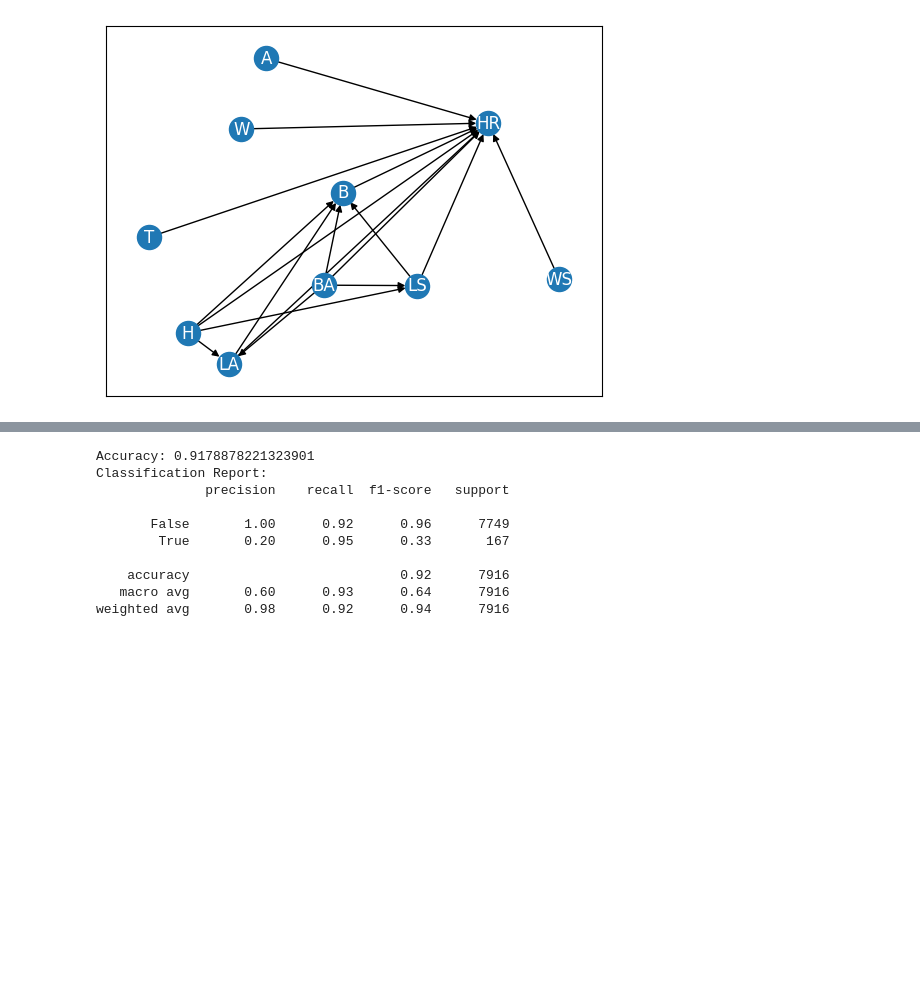
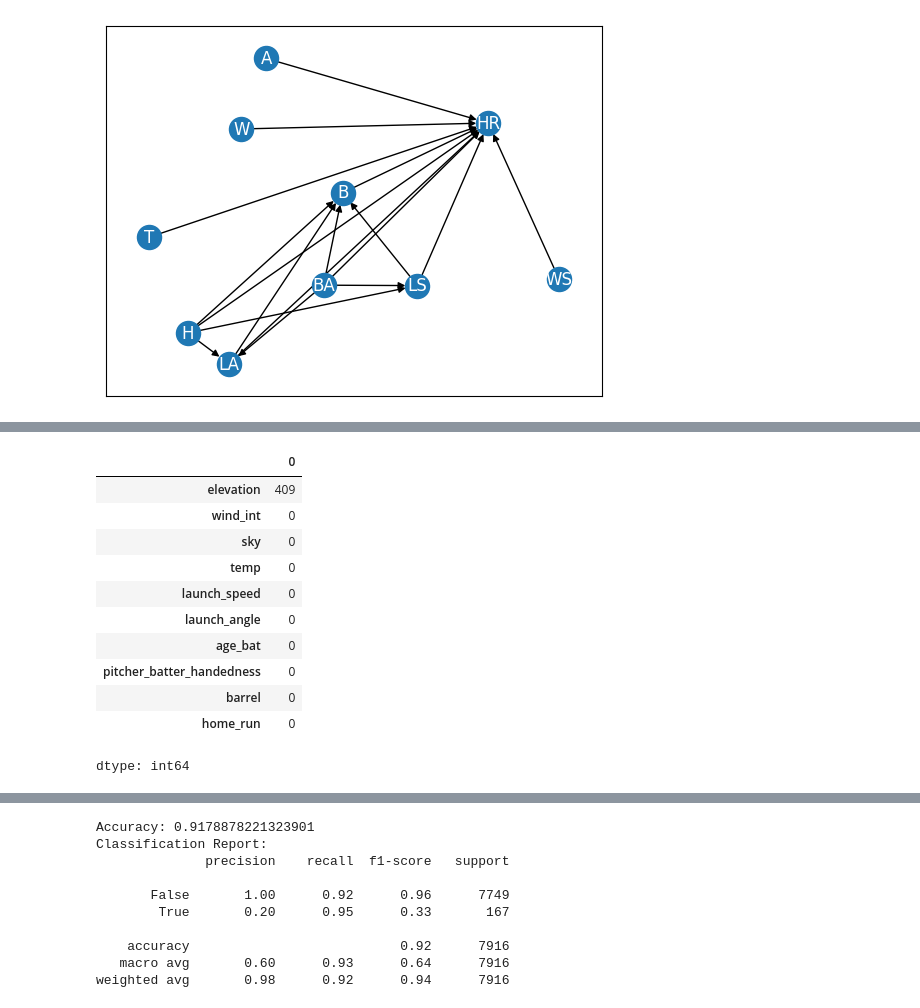
Before and after one commit to elizabethavargas/baseball, a Jupyter notebook: barrel_causal_model.ipynb, the cells around one changed output, grey strips where cells are left out. Drawn from its saved outputs; the diff is of its cells as text; code cells hidden in the pictures; blank space fills up the shorter version.

```diff
--- a/barrel_causal_model.ipynb
+++ b/barrel_causal_model.ipynb
@@ -29,0 +69,16 @@ nx.draw_networkx(graph, arrows=True, font_color="white")
+# %%
+# check nans
+df.isna().sum()
+# %% [output]
+|  | 0 |
+| elevation | 409 |
+| wind_int | 0 |
+| sky | 0 |
+| temp | 0 |
+| launch_speed | 0 |
+| launch_angle | 0 |
+| age_bat | 0 |
+| pitcher_batter_handedness | 0 |
+| barrel | 0 |
+| home_run | 0 |
+dtype: int64
```
Also changed, not shown: parts of 11 cells of this notebook.
